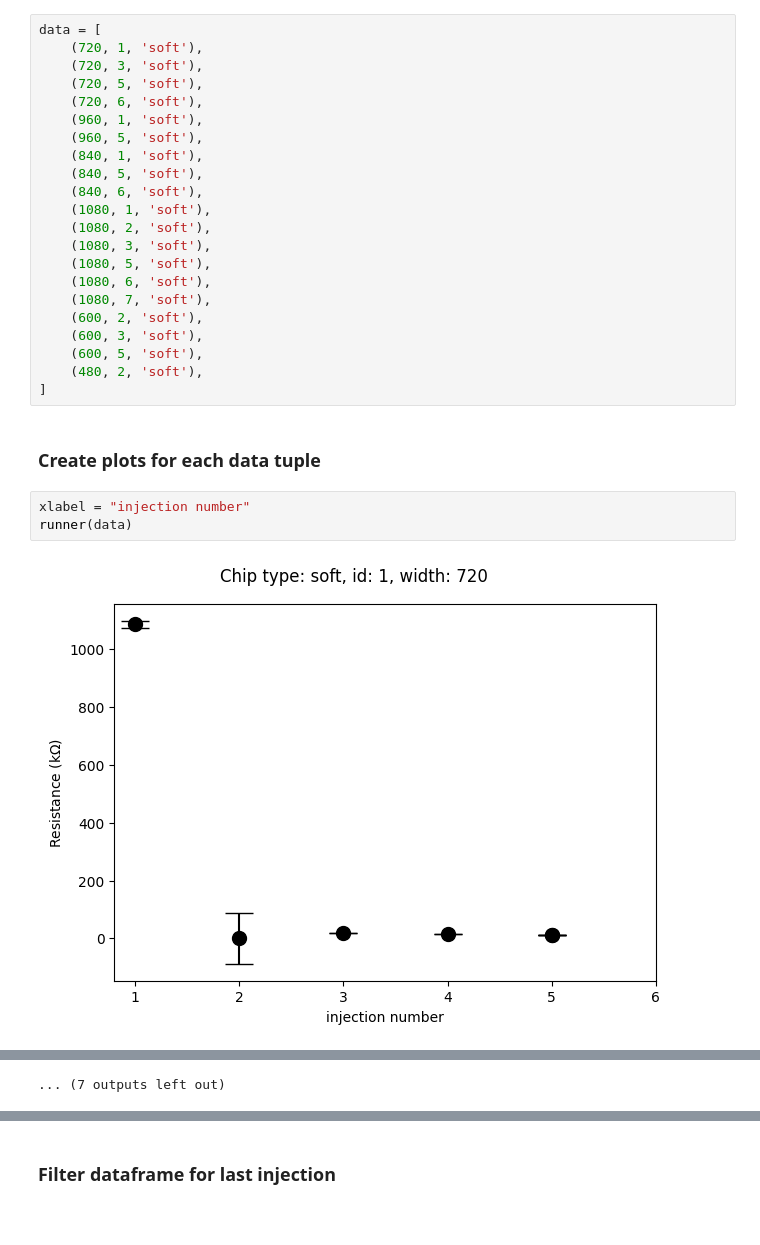
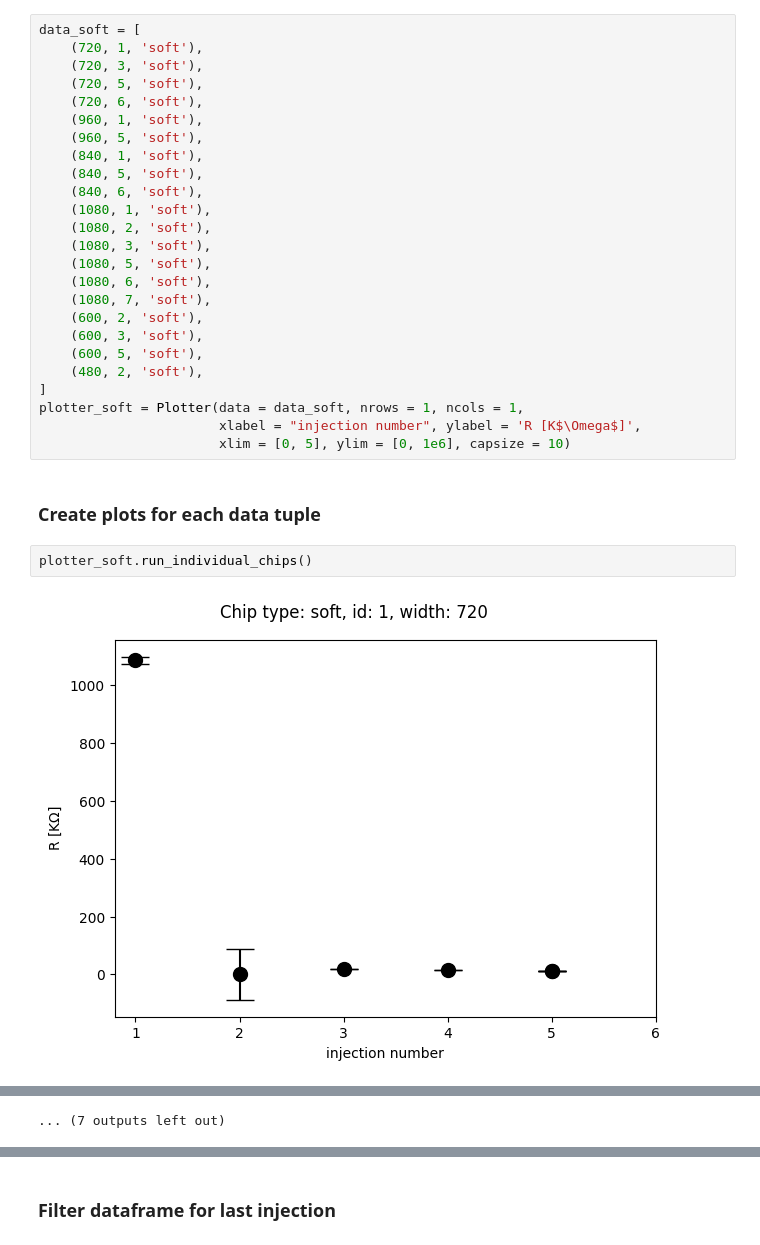
Before and after one commit to mkrause-nps/artificial-muscle, a Jupyter notebook: jupyter_notebooks/analise_thesis.ipynb, the cells around one changed output, grey strips where cells are left out. Drawn from its saved outputs; the diff is of its cells as text.

```diff
--- a/jupyter_notebooks/analise_thesis.ipynb
+++ b/jupyter_notebooks/analise_thesis.ipynb
@@ -308,7 +183,7 @@ PlotUtils.plot_scatter(df_last_injection.chip_width, df_last_injection.y_data, y
 # %% [markdown]
 ## Get soft data
 # %%
-data = [
+data_soft = [
     (720, 1, 'soft'),
     (720, 3, 'soft'),
     (720, 5, 'soft'),
@@ -329,10 +204,12 @@ data = [
     (600, 5, 'soft'),
     (480, 2, 'soft'),
 ]
+plotter_soft = Plotter(data = data_soft, nrows = 1, ncols = 1,
+                       xlabel = "injection number", ylabel = 'R [K$\Omega$]',
+                       xlim = [0, 5], ylim = [0, 1e6], capsize = 10)
 # %% [markdown]
 ### Create plots for each data tuple
 # %%
-xlabel = "injection number"
-runner(data)
+plotter_soft.run_individual_chips()
 # %% [output]
-[figure, old version]
+[figure, new version]
```
Also changed, not shown: parts of 23 cells of this notebook.
